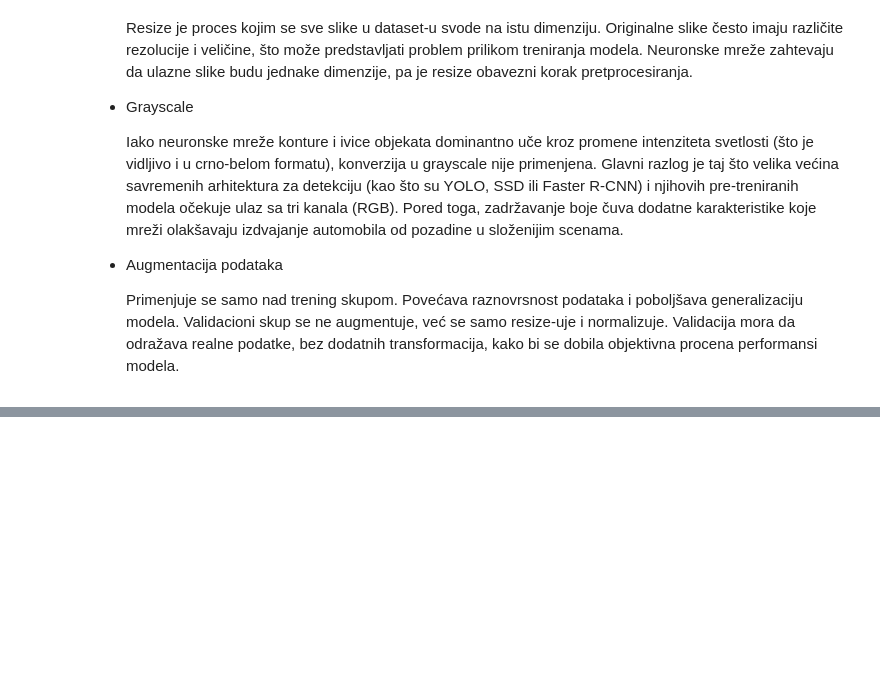
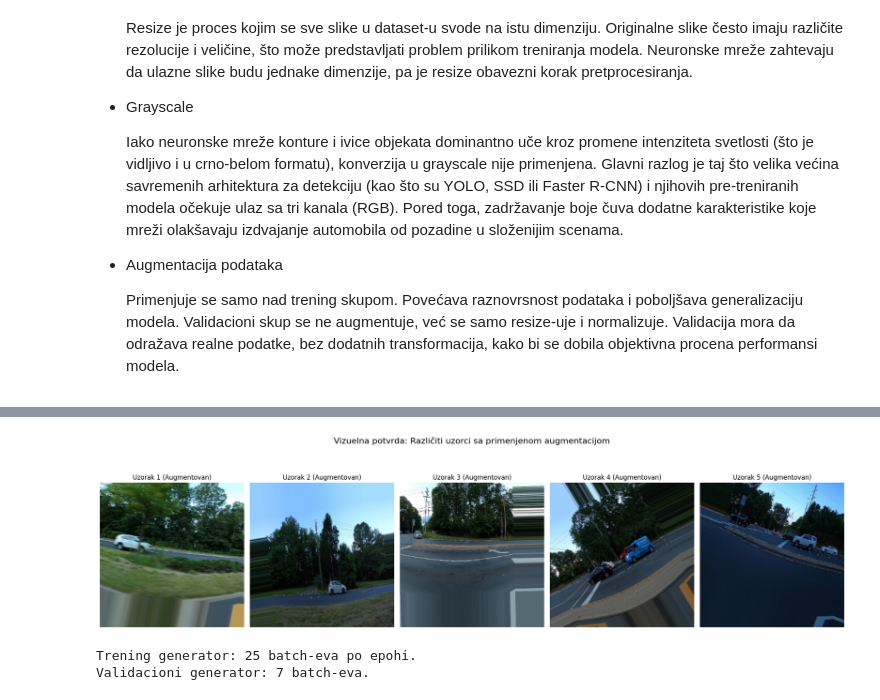
Before and after one commit to andrijanamilijancevic/PPPO-Detekcija-automobila-IT21-2022, a Jupyter notebook: DrugaKontrolnaTacka.ipynb, the cells around one changed output, grey strips where cells are left out. Saved outputs shown, nothing was run; the diff lists cells and outputs as text; code cells hidden in the pictures; blank space fills up the shorter version.

```diff
--- a/DrugaKontrolnaTacka.ipynb
+++ b/DrugaKontrolnaTacka.ipynb
@@ -356,6 +378,19 @@ import tensorflow as tf
 from tensorflow.keras import layers, models
 import numpy as np
 
-X_train, X_val, y_train, y_val = train_test_split(X, y, test_size=0.2, random_state=42)
-print(f"Pre augmentacije -> Treniranje: {X_train.shape[0]}, Validacija: {X_val.shape[0]}")
+# Dodajemo stratify=y kako bi oba skupa imala isti procenat slika sa i bez automobila
+X_train, X_val, y_train, y_val = train_test_split(
+    X, y,
+    test_size=0.2,
+    random_state=42,
+    stratify=y
+)
+
+print("Podela skupa podataka završena:")
+print(f"Pre augmentacije -> Treniranje: {X_train.shape[0]} slika")
+print(f"Pre augmentacije -> Validacija: {X_val.shape[0]} slika")
+
+# Provera debalansa nakon stratifikacije
+print(f"Procenat pozitivnih primera u treningu: {np.mean(y_train)*100:.2f}%")
+print(f"Procenat pozitivnih primera u validaciji: {np.mean(y_val)*100:.2f}%")
 # %% [output]
@@ -413,0 +414,62 @@ Kreirana je jednostavna konvolutivna neuronska mreža. Model se sastoji od konvo
+# %%
+import numpy as np
+import matplotlib.pyplot as plt
+from tensorflow.keras.preprocessing.image import ImageDataGenerator
+
+#  Definisanje ImageDataGenerator-a sa svim transformacijama
+train_datagen = ImageDataGenerator(
+    horizontal_flip=True,
+    rotation_range=30,      # Rotacija
+    width_shift_range=0.2,  # Pomeranje po širini
+    height_shift_range=0.2, # Pomeranje po visini
+    zoom_range=0.3,         # Zumiranje
+    shear_range=0.2,        # Iskošavanje slike
+    fill_mode='nearest'
+)
+
+pozitivni_indeksi = np.where(y_train == 1)[0]
+nasumicni_indeksi = np.random.choice(pozitivni_indeksi, 5, replace=False)
+
+plt.figure(figsize=(20, 6))
+plt.suptitle("Vizuelna potvrda: Različiti uzorci sa primenjenom augmentacijom", fontsize=16)
+
+for i, idx in enumerate(nasumicni_indeksi):
+    img = X_train[idx]
+    img_batch = img.reshape((1, 224, 224, 3))
+
+    # Uzimamo jednu transformisanu verziju za svaki od 5 različitih automobila
+    aug_iter = train_datagen.flow(img_batch, batch_size=1)
+    aug_img = next(aug_iter)[0]
+
+    plt.subplot(1, 5, i+1)
+    plt.imshow(aug_img)
+    plt.title(f"Uzorak {i+1} (Augmentovan)")
+    plt.axis('off')
+
+plt.tight_layout(rect=[0, 0.03, 1, 0.95])
+plt.show()
+
+
+#  Kreiranje generatora za model.fit
+train_generator = train_datagen.flow(
+    X_train,
+    y_train,
+    batch_size=32,
+    shuffle=True
+)
+
+# Prazan generator za validaciju
+val_datagen = ImageDataGenerator()
+val_generator = val_datagen.flow(
+    X_val,
+    y_val,
+    batch_size=32,
+    shuffle=False
+)
+
+print(f"Trening generator: {len(train_generator)} batch-eva po epohi.")
+print(f"Validacioni generator: {len(val_generator)} batch-eva.")
+# %% [output]
+[figure, added]
+Trening generator: 25 batch-eva po epohi.
+Validacioni generator: 7 batch-eva.
```
Also changed, not shown: parts of 35 cells of this notebook.
